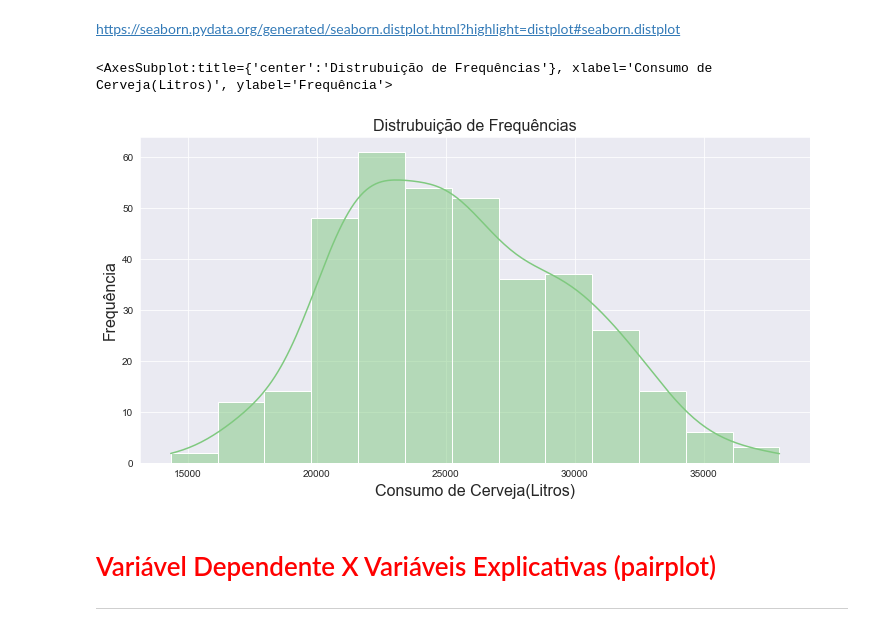
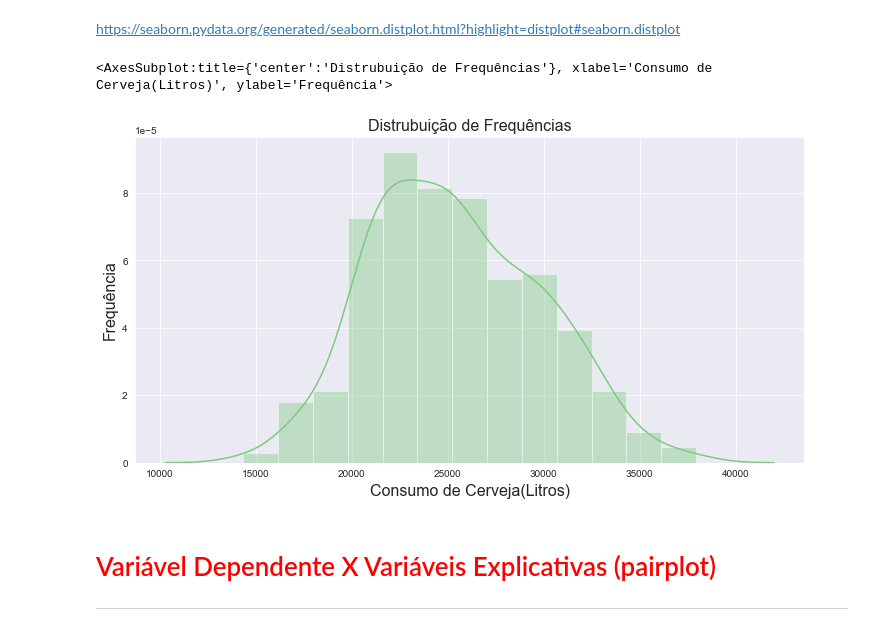
Before and after one commit to Gleis0nLemos/Regressao_Linear, a Jupyter notebook: Projeto/Regressão Linear.ipynb, the cells around one changed output. Drawn from its saved outputs; the diff is of its cells as text; code cells hidden in the pictures.

```diff
--- a/Projeto/Regressão Linear.ipynb
+++ b/Projeto/Regressão Linear.ipynb
@@ -214,15 +214,21 @@ ax
 # %% [markdown]
 https://seaborn.pydata.org/generated/seaborn.distplot.html?highlight=distplot#seaborn.distplot
 # %%
-ax = sns.histplot(dados['consumo'], kde=True)
+# ax = sns.histplot(dados['consumo'], kde=True)
+# ax.figure.set_size_inches(12, 6)
+# ax.set_title('Distrubuição de Frequências', fontsize=16)
+# ax.set_ylabel('Frequência', fontsize=16)
+# ax.set_xlabel('Consumo de Cerveja(Litros)', fontsize=16)
+# ax
+ax = sns.distplot(dados['consumo'])
 ax.figure.set_size_inches(12, 6)
 ax.set_title('Distrubuição de Frequências', fontsize=16)
 ax.set_ylabel('Frequência', fontsize=16)
 ax.set_xlabel('Consumo de Cerveja(Litros)', fontsize=16)
 ax
 # %% [output]
 <AxesSubplot:title={'center':'Distrubuição de Frequências'}, xlabel='Consumo de Cerveja(Litros)', ylabel='Frequência'>
-[figure, old version]
+[figure, new version]
 # %% [markdown]
 # <font color='red' style='font-size: 30px;'>Variável Dependente X Variáveis Explicativas (pairplot)</font>
 <hr style='border: 2px solid red;'>
```
Also changed, not shown: parts of 32 cells of this notebook, 1 other file.
